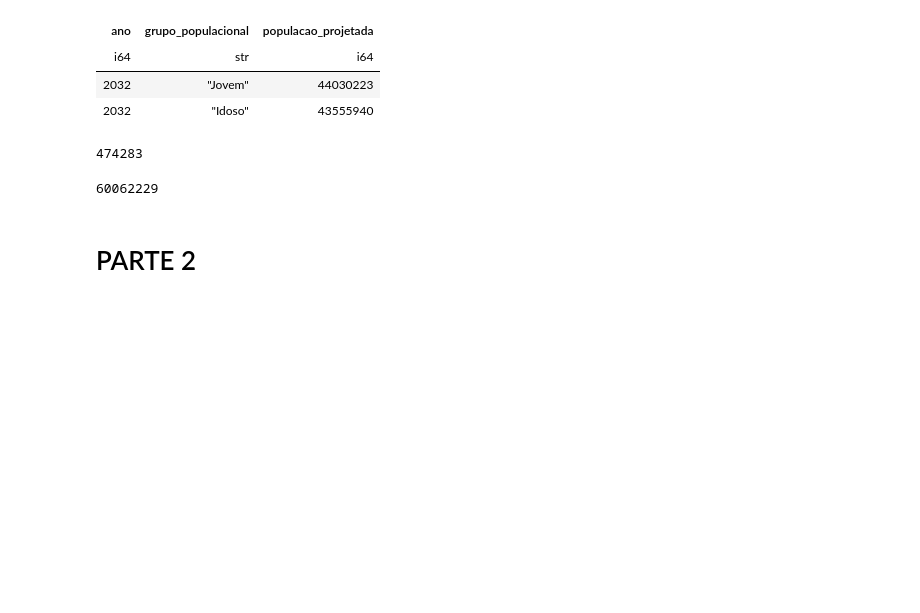
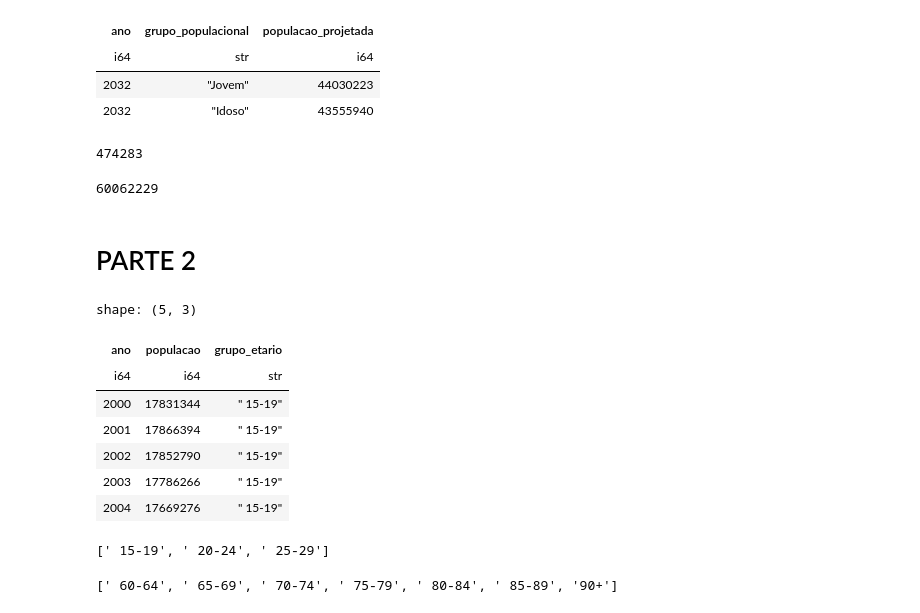
Before and after one commit to LazaroDamasceno/Analise-Dados-com-Python, a Jupyter notebook: ibge/projecao_populacao/projecao_populacao_jovem_idosa.ipynb, the cells around one changed output. Drawn from its saved outputs; the diff is of its cells as text; code cells hidden in the pictures; blank space fills up the shorter version.

```diff
--- a/ibge/projecao_populacao/projecao_populacao_jovem_idosa.ipynb
+++ b/ibge/projecao_populacao/projecao_populacao_jovem_idosa.ipynb
@@ -286,3 +286,26 @@ pop_idoso_2070 - pop_idoso_2000
 60062229
 # %% [markdown]
 # PARTE 2
+# %%
+df_02_jovem = df_base_jovem.clone().rename({
+    'populacao_jovem': 'populacao'
+}).select('ano', 'populacao', 'grupo_etario')
+# %%
+df_02_jovem.head()
+# %% [output]
+shape: (5, 3)
+| ano | populacao | grupo_etario |
+| i64 | i64 | str |
+| 2000 | 17831344 | " 15-19" |
+| 2001 | 17866394 | " 15-19" |
+| 2002 | 17852790 | " 15-19" |
+| 2003 | 17786266 | " 15-19" |
+| 2004 | 17669276 | " 15-19" |
+# %%
+df_02_jovem.select('grupo_etario').unique().to_series().to_list()
+# %% [output]
+[' 15-19', ' 20-24', ' 25-29']
+# %%
+sorted(df_base_idoso.select('grupo_etario').unique().to_series().to_list())
+# %% [output]
+[' 60-64', ' 65-69', ' 70-74', ' 75-79', ' 80-84', ' 85-89', '90+']
```
Also changed, not shown: parts of 14 cells of this notebook, 2 other files.
